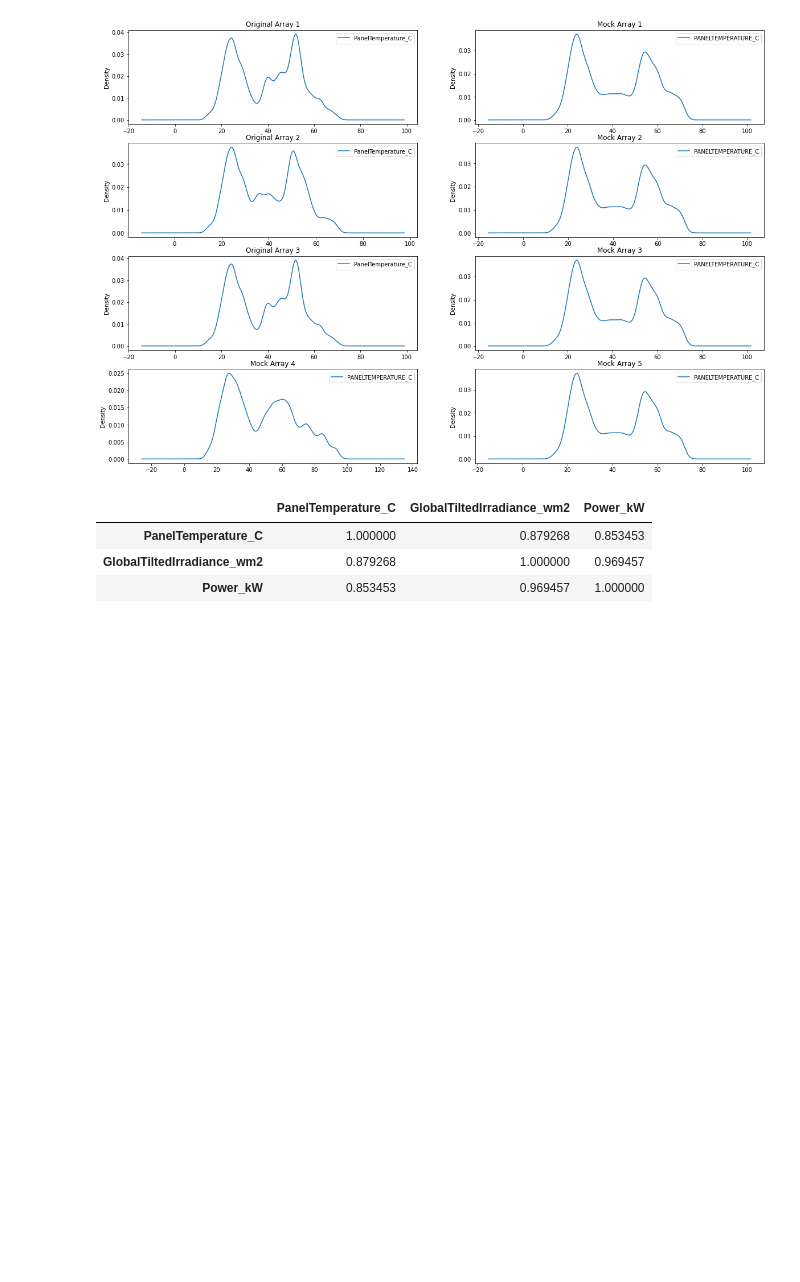
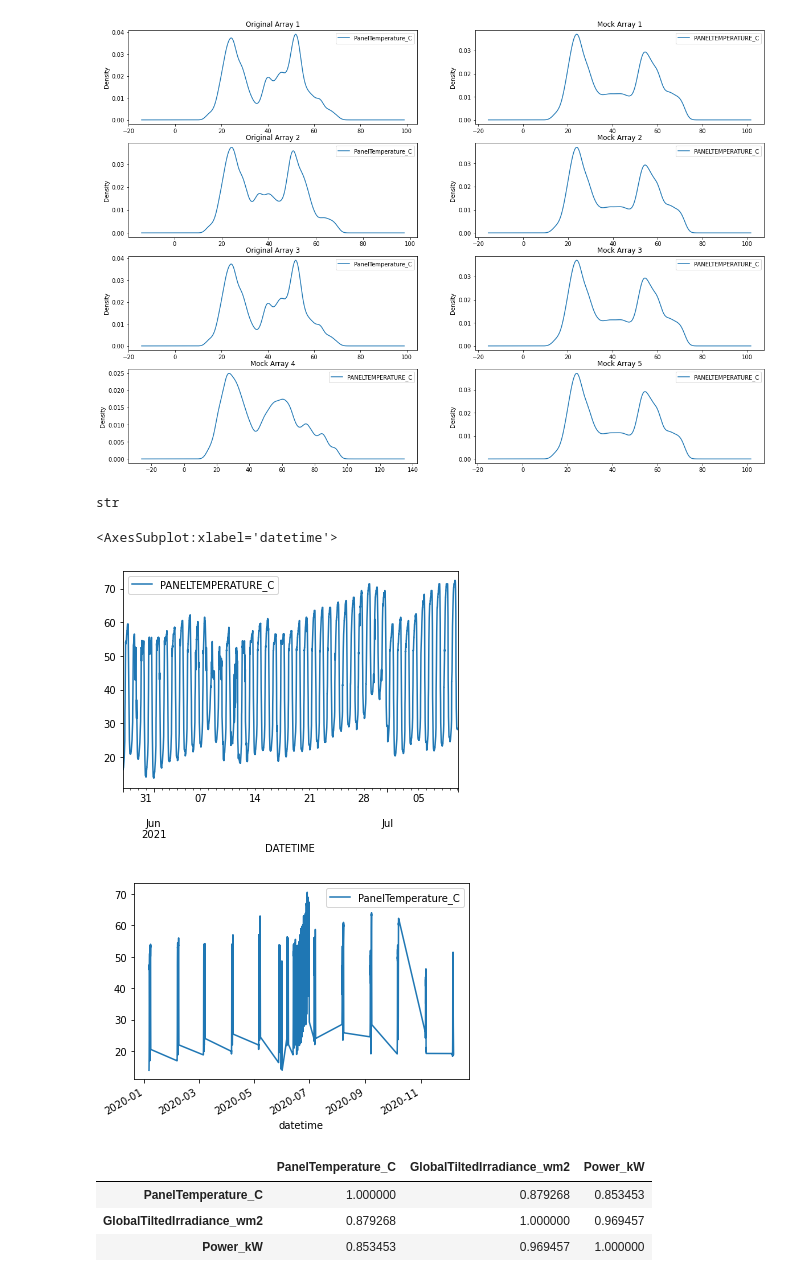
Before and after one commit to sedgewickmm18/notebooks-attic, a Jupyter notebook: SolarPowerRegression.ipynb, the cells around one changed output. Saved outputs shown, nothing was run; the diff lists cells and outputs as text; code cells hidden in the pictures; blank space fills up the shorter version.

```diff
--- a/SolarPowerRegression.ipynb
+++ b/SolarPowerRegression.ipynb
@@ -96,12 +107,19 @@ df_o3 = pd.read_csv('./data/INV1A_data3.csv', parse_dates=['date']).rename(colum
 #datetime,ROWID,AmbientTemperature_C,Inverter_Temperature_C,PanelTemperature_C,
 #GlobalTiltedIrradiance_wm2,GlobalHorizontalIrradiance_wm2,Power_kW,Voltage_volt,Current_amp
 #df_i = df_input.set_index(['entity','datetime']).drop(columns='ROWID')
+# %%
+custom_date_parser = lambda x: pd.to_datetime(x, format='%Y-%m-%d-%H.%M.%S.%f')
 # %%
 #
 # read mock data for training - must be replaced with original data
 #
-df_mod1 = pd.read_csv('./data/_MockupSolarData_Module1__202205201507.csv', parse_dates=['DATETIME']).sort_values(by='DATETIME')
-df_mod2 = pd.read_csv('./data/_MockupSolarData_Module2__202205201507.csv', parse_dates=['DATETIME']).sort_values(by='DATETIME')
-df_mod3 = pd.read_csv('./data/_MockupSolarData_Module3__202205201507.csv', parse_dates=['DATETIME']).sort_values(by='DATETIME')
-df_mod4 = pd.read_csv('./data/_MockupSolarData_Module4__202205201508.csv', parse_dates=['DATETIME']).sort_values(by='DATETIME')
-df_mod5 = pd.read_csv('./data/_MockupSolarData_Module5__202205201508.csv', parse_dates=['DATETIME']).sort_values(by='DATETIME')
+df_mod1 = pd.read_csv('./data/_MockupSolarData_Module1__202205201507.csv', parse_dates=['DATETIME'],
+                      date_parser=custom_date_parser).sort_values(by='DATETIME')
+df_mod2 = pd.read_csv('./data/_MockupSolarData_Module2__202205201507.csv', parse_dates=['DATETIME'],
+                     date_parser=custom_date_parser).sort_values(by='DATETIME')
+df_mod3 = pd.read_csv('./data/_MockupSolarData_Module3__202205201507.csv', parse_dates=['DATETIME'],
+                     date_parser=custom_date_parser).sort_values(by='DATETIME')
+df_mod4 = pd.read_csv('./data/_MockupSolarData_Module4__202205201508.csv', parse_dates=['DATETIME'],
+                     date_parser=custom_date_parser).sort_values(by='DATETIME')
+df_mod5 = pd.read_csv('./data/_MockupSolarData_Module5__202205201508.csv', parse_dates=['DATETIME'],
+                     date_parser=custom_date_parser).sort_values(by='DATETIME')
@@ -346,6 +285,17 @@ ax[3,1].set_title('Mock Array 5')
 # %% [output]
 Text(0.5, 1.0, 'Mock Array 5')
 [figure]
+# %%
+type(df_mod3['DATETIME'][0])
+# %% [output]
+str
+# %%
+df_mod3.set_index('DATETIME')[[Column]].plot()
+df_o3.set_index('datetime')[[column]].plot()
+# %% [output]
+<AxesSubplot:xlabel='datetime'>
+[figure, added]
+[figure, added]
 # %%
 df_o1[['PanelTemperature_C','GlobalTiltedIrradiance_wm2','Power_kW']].corr(method='spearman')
 # %% [output]
```
Also changed, not shown: parts of 12 cells of this notebook.
